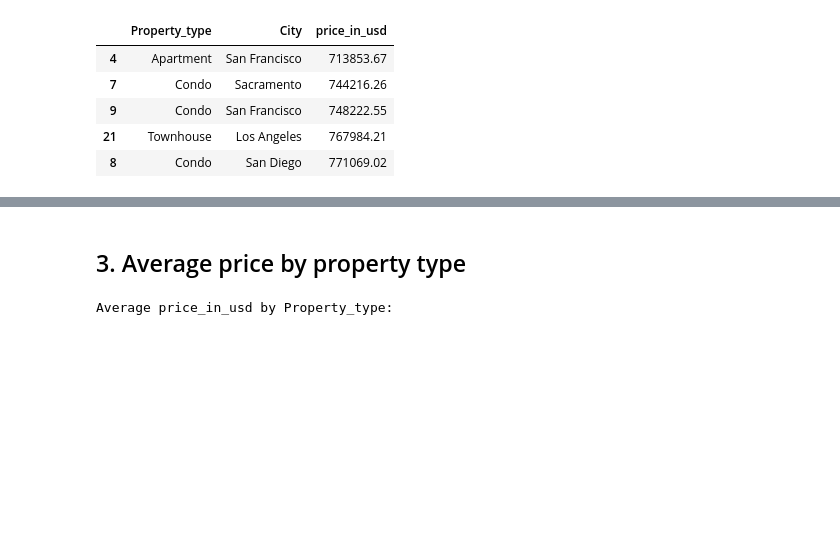
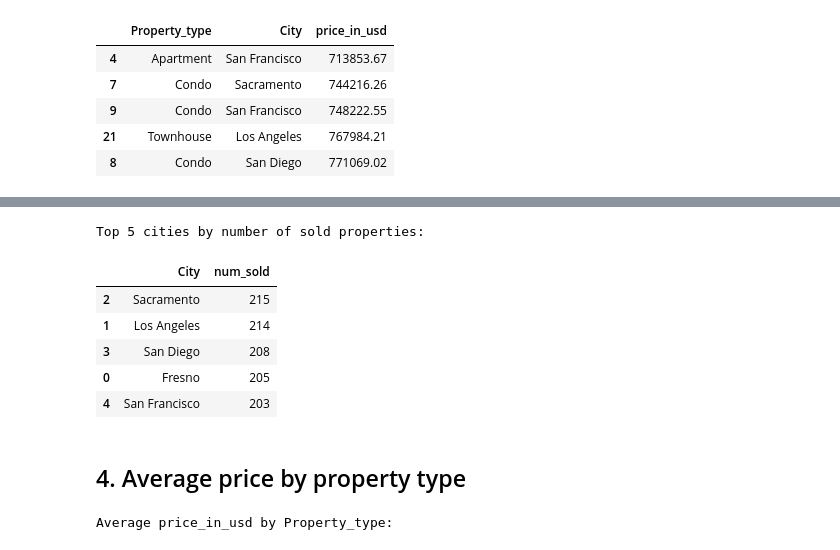
Before and after one commit to pakkapol-s/House-Price-Project, a Jupyter notebook: built-to-sell-ml-for-house-status.ipynb, the cells around one changed output, grey strips where cells are left out. Saved outputs shown, nothing was run; the diff lists cells and outputs as text; code cells hidden in the pictures; blank space fills up the shorter version.

```diff
--- a/built-to-sell-ml-for-house-status.ipynb
+++ b/built-to-sell-ml-for-house-status.ipynb
@@ -403,5 +415,45 @@ Lowest 5 property type by average price_in_usd:
+# %%
+def avg_sold_properties_per_city(dataframe, top_n=5, sort_ascending=False):
+    """
+    Returns the top or bottom N cities by number of sold properties.
+
+    Parameters:
+        dataframe (pd.DataFrame): The input DataFrame.
+        top_n (int): Number of results to return.
+        sort_ascending (bool): Whether to sort in ascending order.
+
+    Returns:
+        pd.DataFrame: A DataFrame with City and number of sold properties.
+    """
+
+    # Filter for Sold properties
+    sold_df = dataframe[dataframe["Status"].str.lower() == "sold"]
+
+    # Group by City and count
+    grouped = (
+        sold_df
+        .groupby("City")
+        .size()
+        .reset_index(name="num_sold")
+        .sort_values(by="num_sold", ascending=sort_ascending)
+        .head(top_n)
+    )
+
+    label = "Lowest" if sort_ascending else "Top"
+    print(f"\n{label} {top_n} cities by number of sold properties:\n")
+    return grouped
+# %%
+avg_sold_properties_per_city(hp, top_n=5, sort_ascending=False)
+# %% [output]
+Top 5 cities by number of sold properties:
+|  | City | num_sold |
+| 2 | Sacramento | 215 |
+| 1 | Los Angeles | 214 |
+| 3 | San Diego | 208 |
+| 0 | Fresno | 205 |
+| 4 | San Francisco | 203 |
 # %% [markdown]
-## 3. Average price by property type
+## 4. Average price by property type
 # %%
 def avg_price(dataframe, groupby_col, column_name):
     """Calculates the average price of properties, grouped by a specified column. """
```
Also changed, not shown: parts of 17 cells of this notebook, 11 other files.
